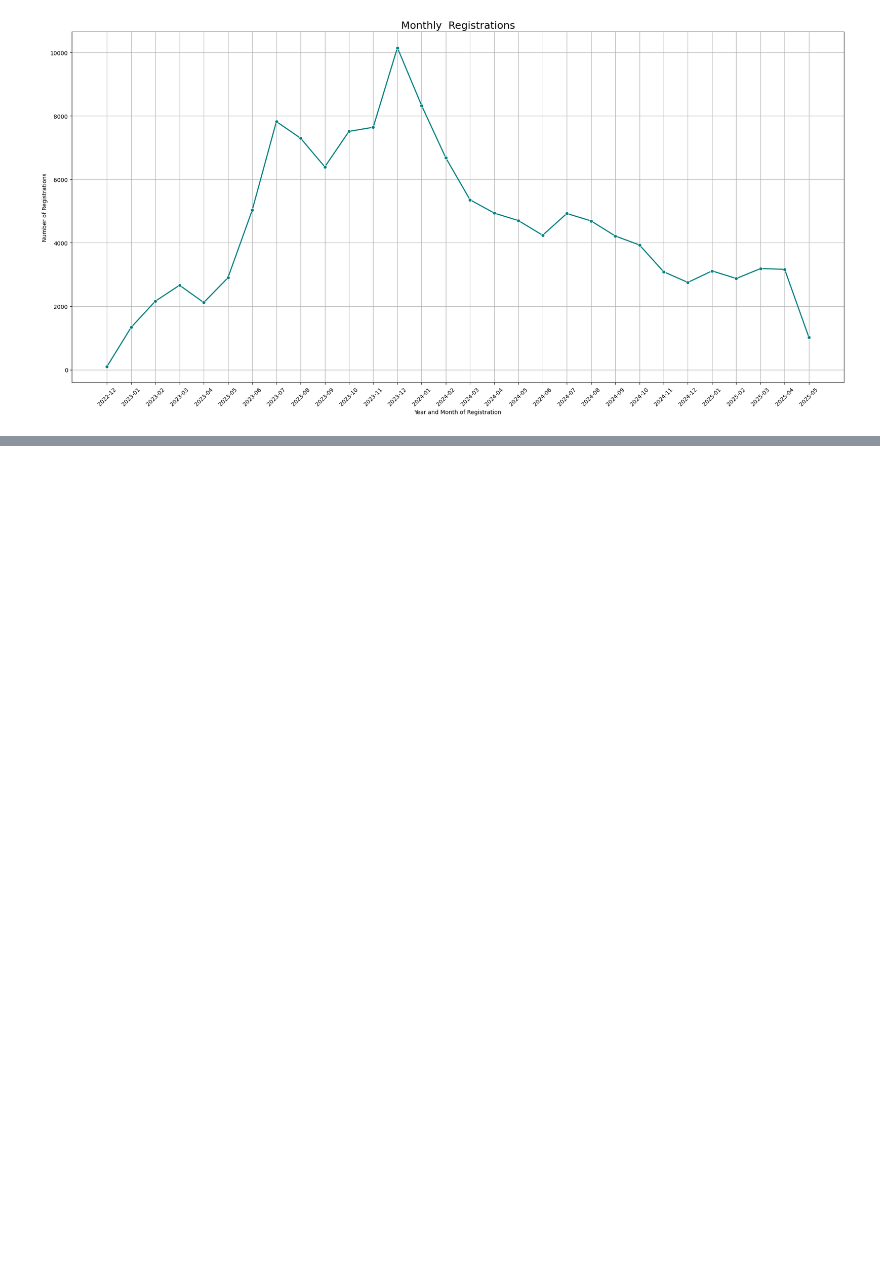
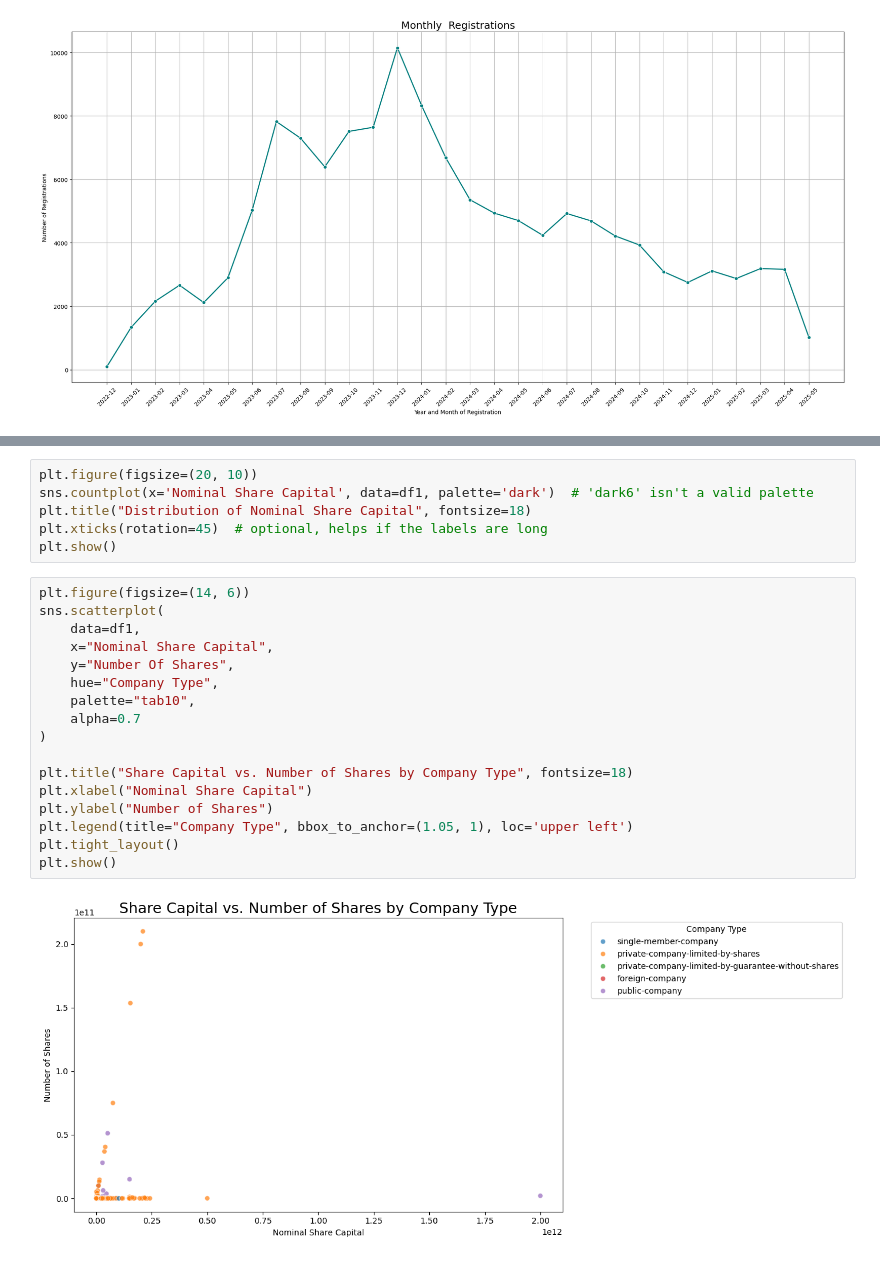
Before and after one commit to RUGOGAMUNOELA/COMPANY-ANALYSIS-PROJECT, a Jupyter notebook: projectanalysis.ipynb, the cells around one changed output, grey strips where cells are left out. Drawn from its saved outputs; the diff is of its cells as text; blank space fills up the shorter version.

```diff
--- a/projectanalysis.ipynb
+++ b/projectanalysis.ipynb
@@ -232,0 +293,25 @@ plt.show()
+# %%
+plt.figure(figsize=(20, 10))
+sns.countplot(x='Nominal Share Capital', data=df1, palette='dark')  # 'dark6' isn't a valid palette
+plt.title("Distribution of Nominal Share Capital", fontsize=18)
+plt.xticks(rotation=45)  # optional, helps if the labels are long
+plt.show()
+# %%
+plt.figure(figsize=(14, 6))
+sns.scatterplot(
+    data=df1,
+    x="Nominal Share Capital",
+    y="Number Of Shares",
+    hue="Company Type",
+    palette="tab10",
+    alpha=0.7
+)
+
+plt.title("Share Capital vs. Number of Shares by Company Type", fontsize=18)
+plt.xlabel("Nominal Share Capital")
+plt.ylabel("Number of Shares")
+plt.legend(title="Company Type", bbox_to_anchor=(1.05, 1), loc='upper left')
+plt.tight_layout()
+plt.show()
+# %% [output]
+[figure, added]
```
Also changed, not shown: parts of 6 cells of this notebook, 1 other file.
